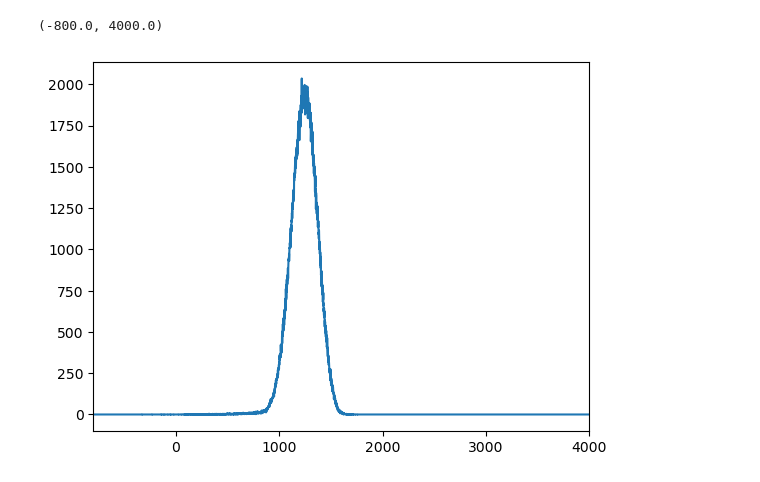
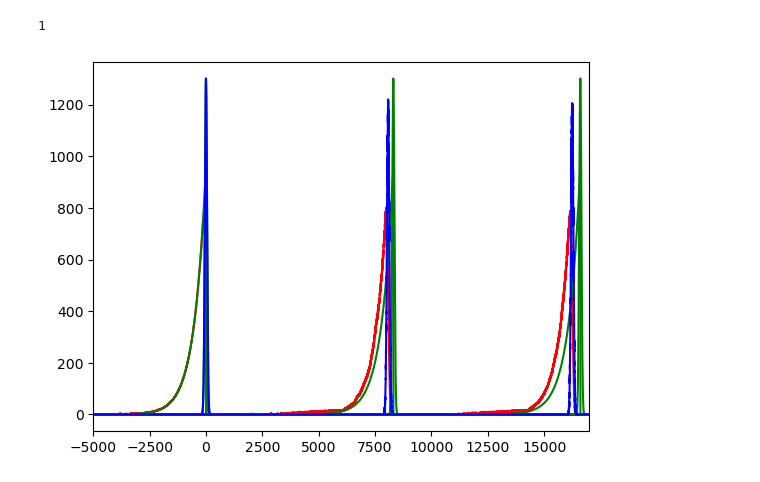
Before and after one commit to zhizhang1445/CRISPR_Sim, a Jupyter notebook: SimulationAnalysis/waveAnalysis1D.ipynb, the cells around one changed output. Drawn from its saved outputs; the diff is of its cells as text; code cells hidden in the pictures.

```diff
--- a/SimulationAnalysis/waveAnalysis1D.ipynb
+++ b/SimulationAnalysis/waveAnalysis1D.ipynb
@@ -43,9 +55,22 @@ nh1 = immunity_mean_field_1D(nh0, n1000, params, sim_params)
-# %%
-nh = init_trail_nh(params, sim_params)
-# n = init_guassian_n(params, sim_params)
-# %%
-plt.plot(x_range, n1000)
-plt.xlim(-800, 4000)
-# %% [output]
-(-800.0, 4000.0)
-[figure, removed]
+# %%
+params["A"]
+# %% [output]
+1
+# %%
+folder = "../Data_1D_Test_A_010"
+params, sim_params = read_json(folder)
+
+for t in [0, 500, 999]:
+    nh = np.load(folder + f"/frame_nh{t}.npy")
+    n = np.load(folder + f"/frame_n{t}.npy")
+    plt.plot(x_range, nh, color = "red")
+    plt.plot(x_range, gaussian1D(x_range, t, params, sim_params), color = "green", label = "Theory")
+    plt.plot(x_range, trail_exp(x_range, t, params, sim_params), color = "green", label = "Theory")
+    plt.plot(x_range, n, color = "blue")
+
+# plt.legend()
+plt.xlim(-5000, 17000)
+# plt.legend()
+plt.show()
+# %% [output]
+[figure, added]
```
Also changed, not shown: parts of 19 cells of this notebook, 25 other files.
